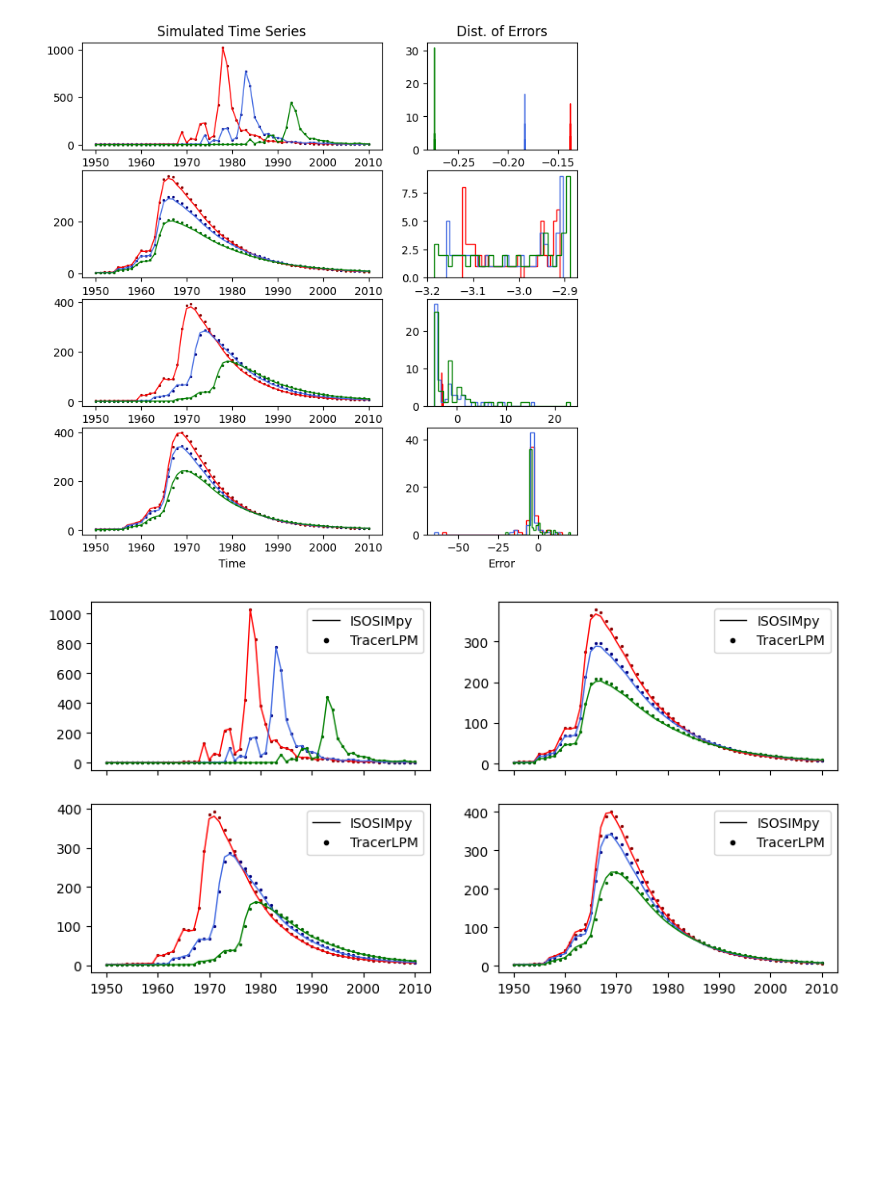
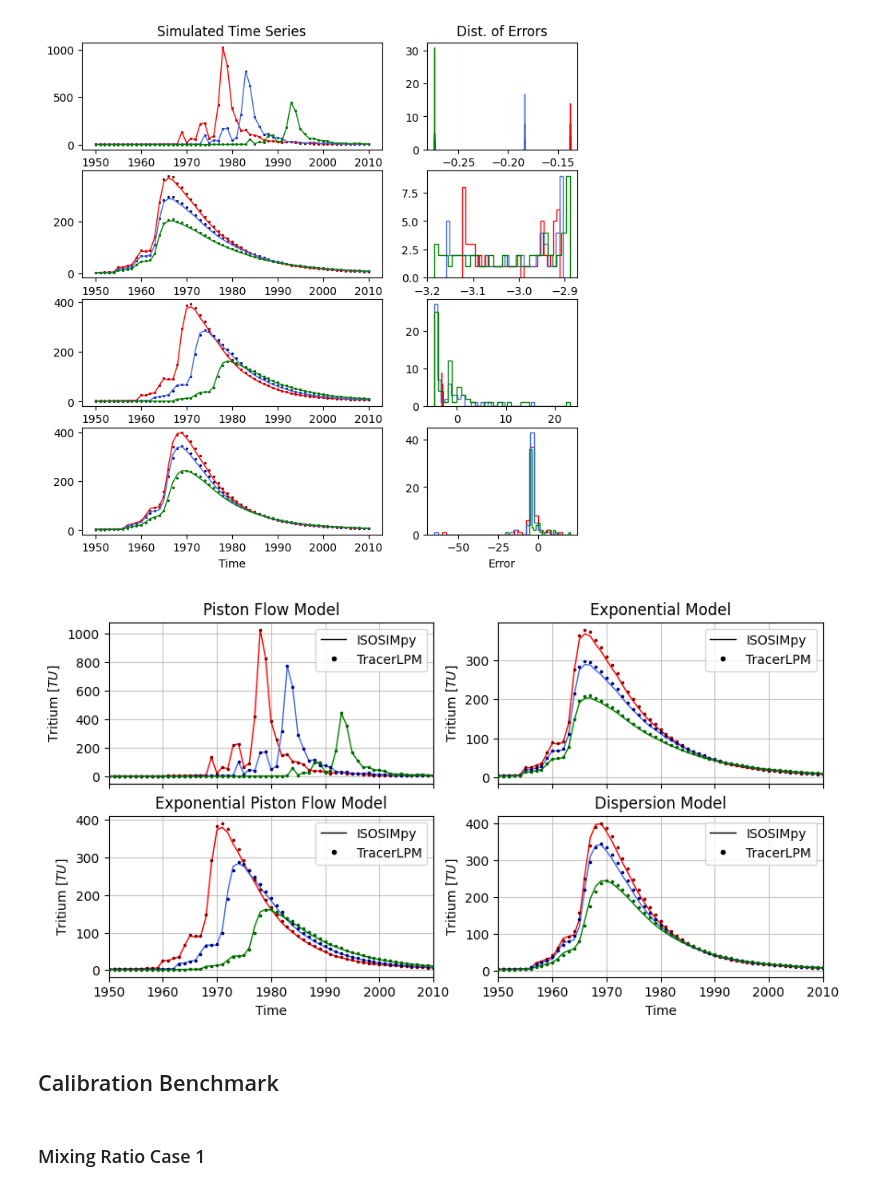
Before and after one commit to iGW-TU-Dresden/PyTracerLab, a Jupyter notebook: docs/examples/example_07.ipynb, the cells around one changed output. Cells and saved outputs as stored; diff of their text form; code cells hidden in the pictures; blank space fills up the shorter version.

```diff
--- a/docs/examples/example_07.ipynb
+++ b/docs/examples/example_07.ipynb
@@ -715,44 +716,58 @@ Text(0.5, 1.0, 'Dist. of Errors')
 fig, ax = plt.subplots(
     2, 2,
     figsize=(10, 5),
-    sharex="col"
+    sharex="col",
+    # sharey="row"
 )
 
 simulation_data = [pm_sims, em_sims, epm_sims, dm_sims]
 benchmark_data = [pm_bms, em_bms, epm_bms, dm_bms]
+
+names = ["Piston Flow Model", "Exponential Model", "Exponential Piston Flow Model", "Dispersion Model"]
 
 colors_1 = ["red", "royalblue", "green"]
 colors_2 = ["darkred", "navy", "darkgreen"]
 
 # iterate over models / units
 for i in range(4):
     unit_sims = simulation_data[i]
     unit_bms = benchmark_data[i]
 
     ax_ = ax.flatten()[i]
 
     for j in range(len(unit_sims)):
         # plot simulation
         ax_.plot(
             unit_sims[j].index,
             unit_sims[j].values,
             c=colors_1[j],
-            lw=1.
+            lw=1.,
+            zorder=100
         )
         # plot benchmark
         ax_.scatter(
             unit_bms[j].index,
             unit_bms[j].values,
             c=colors_2[j],
             marker=".",
-            s=7.
+            s=10.,
+            zorder=1000
         )
     # compose legend
     legend_elements = [
         Line2D([0], [0], color="k", lw=1, label="ISOSIMpy"),
         Line2D([0], [0], marker=".", color="w",
                markerfacecolor="k", markeredgecolor="k", label="TracerLPM")
                ]
     ax_.legend(handles=legend_elements, loc="upper right")
+    ax_.set_title(names[i])
+    ax_.set_ylabel(r"Tritium $ [TU] $")
+    ax_.grid(True, zorder=0, alpha=0.7)
+    ax_.set_xlim(unit_sims[j].index[0], unit_sims[j].index[-1])
+
+    if i > 1:
+        ax_.set_xlabel("Time")
 # %% [output]
-[figure, old version]
+[figure, new version]
+# %% [markdown]
+## Calibration Benchmark
@@ -758,0 +792,2 @@ for i in range(4):
+# %% [markdown]
+### Mixing Ratio Case 1
```
Also changed, not shown: parts of 13 cells of this notebook, 1 other file.
